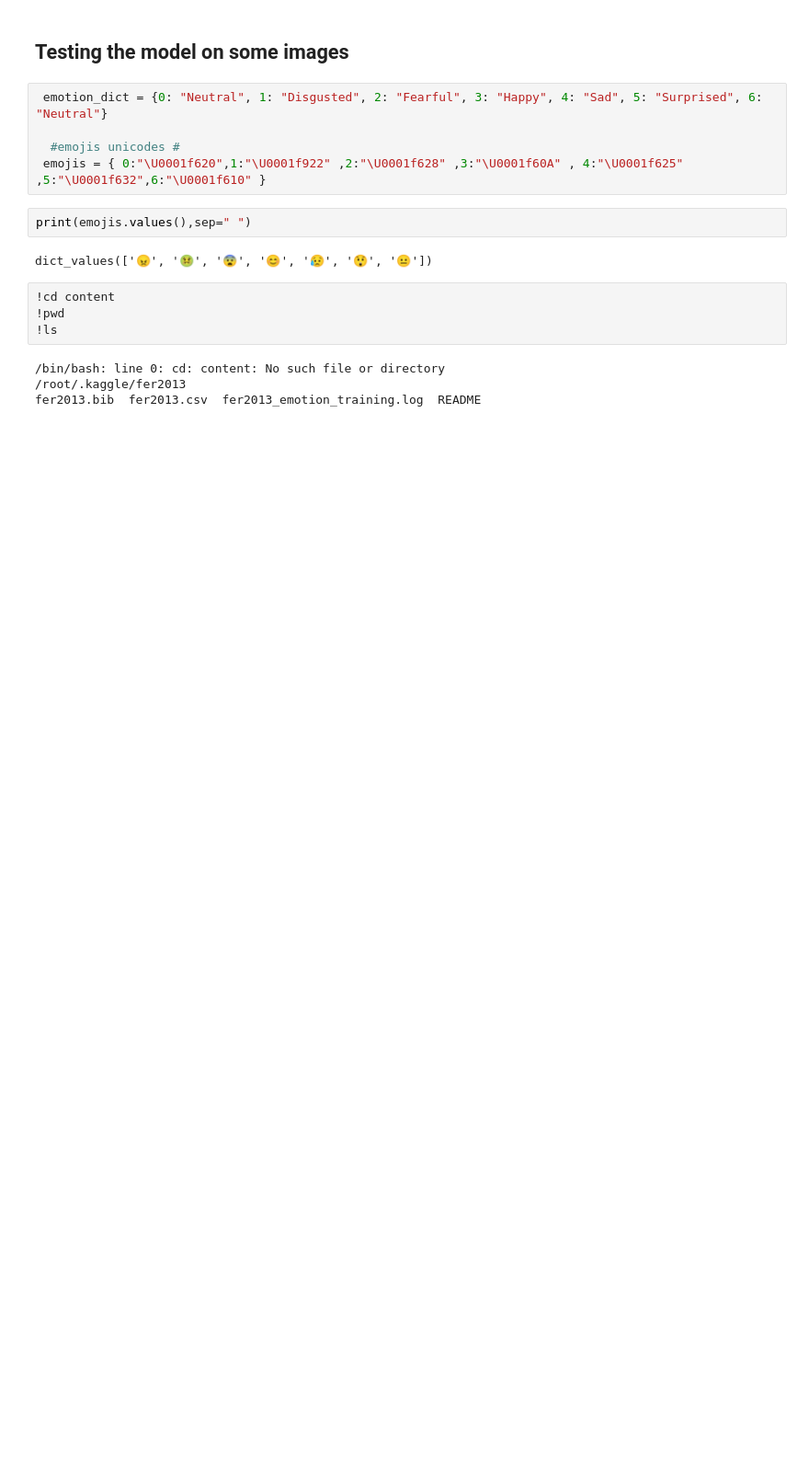
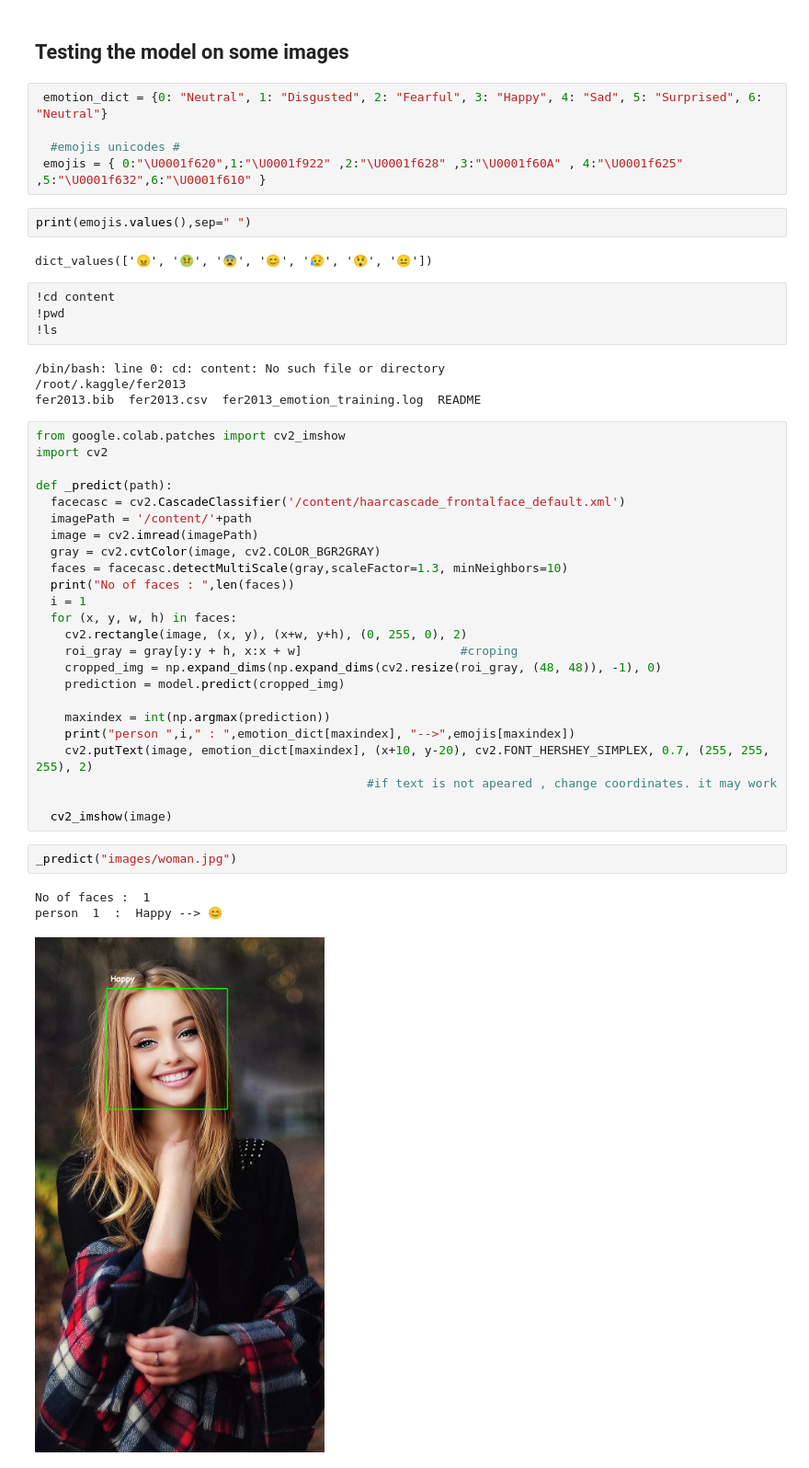
Before and after one commit to UthamanA/Facial-Emotion-Recognition, a Jupyter notebook: Face_Emotion_Recognition_Uthaman_A.ipynb, the cells around one changed output. Shown at 92% size. Drawn from its saved outputs; the diff is of its cells as text; blank space fills up the shorter version.

```diff
--- a/Face_Emotion_Recognition_Uthaman_A.ipynb
+++ b/Face_Emotion_Recognition_Uthaman_A.ipynb
@@ -777,3 +777,33 @@ dict_values(['😠', '🤢', '😨', '😊', '😥', '😲', '😐'])
 /bin/bash: line 0: cd: content: No such file or directory
 /root/.kaggle/fer2013
 fer2013.bib  fer2013.csv  fer2013_emotion_training.log  README
+# %%
+from google.colab.patches import cv2_imshow
+import cv2
+
+def _predict(path):
+  facecasc = cv2.CascadeClassifier('/content/haarcascade_frontalface_default.xml')
+  imagePath = '/content/'+path
+  image = cv2.imread(imagePath)
+  gray = cv2.cvtColor(image, cv2.COLOR_BGR2GRAY)
+  faces = facecasc.detectMultiScale(gray,scaleFactor=1.3, minNeighbors=10)
+  print("No of faces : ",len(faces))
+  i = 1
+  for (x, y, w, h) in faces:
+    cv2.rectangle(image, (x, y), (x+w, y+h), (0, 255, 0), 2)
+    roi_gray = gray[y:y + h, x:x + w]                      #croping
+    cropped_img = np.expand_dims(np.expand_dims(cv2.resize(roi_gray, (48, 48)), -1), 0)
+    prediction = model.predict(cropped_img)
+
+    maxindex = int(np.argmax(prediction))
+    print("person ",i," : ",emotion_dict[maxindex], "-->",emojis[maxindex])
+    cv2.putText(image, emotion_dict[maxindex], (x+10, y-20), cv2.FONT_HERSHEY_SIMPLEX, 0.7, (255, 255, 255), 2)
+                                              #if text is not apeared , change coordinates. it may work
+
+  cv2_imshow(image)
+# %%
+_predict("images/woman.jpg")
+# %% [output]
+No of faces :  1
+person  1  :  Happy --> 😊
+[figure, added]
```
